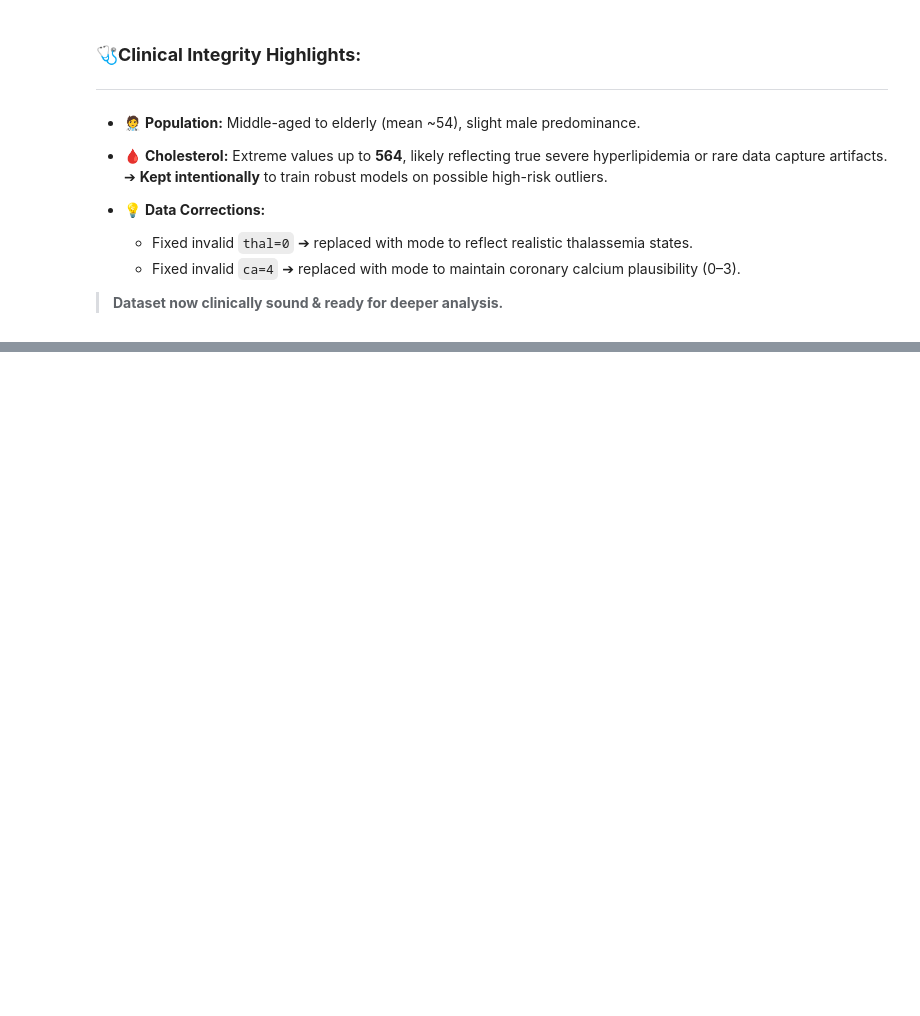
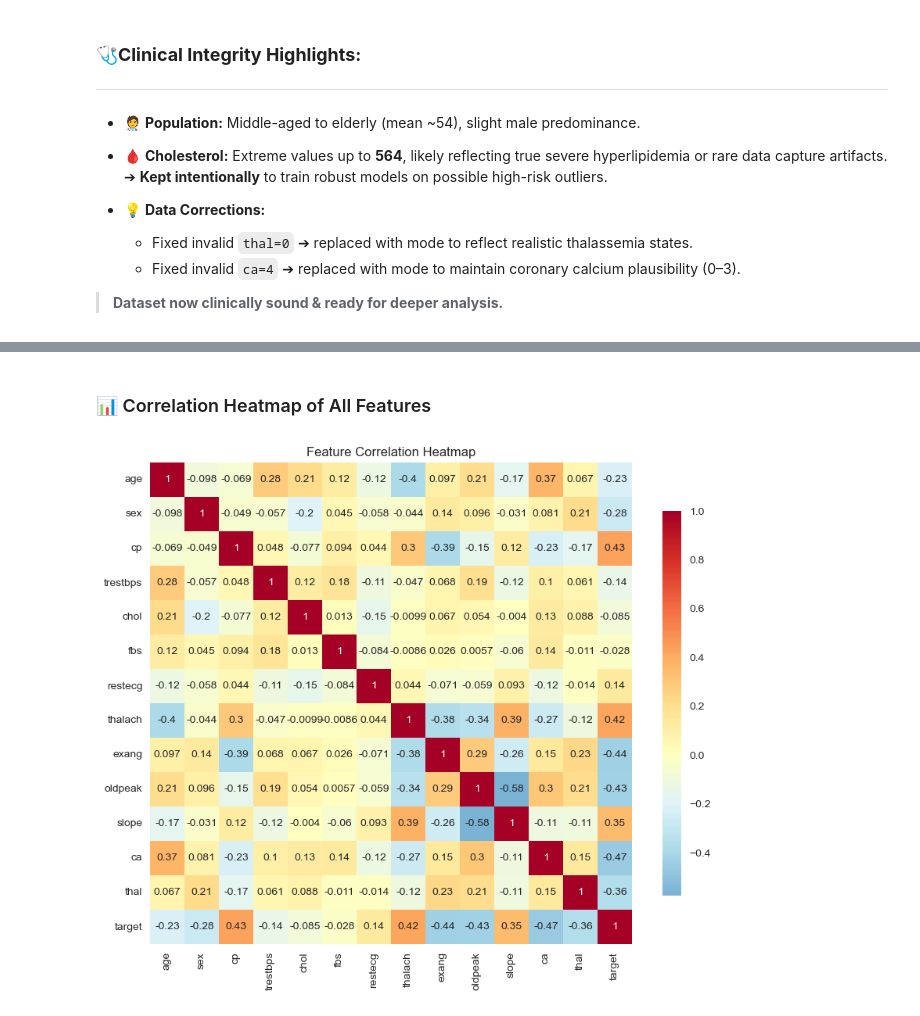
Before and after one commit to dr-ridwanoladipo/cardio-ai, a Jupyter notebook: notebooks/01_data_eda_features.ipynb, the cells around one changed output, grey strips where cells are left out. Cells and saved outputs as stored; diff of their text form; code cells hidden in the pictures; blank space fills up the shorter version.

```diff
--- a/notebooks/01_data_eda_features.ipynb
+++ b/notebooks/01_data_eda_features.ipynb
@@ -197,0 +467,14 @@ Reloaded cleaned data into 'df' for continued analysis.
+# %% [markdown]
+### 📊 Correlation Heatmap of All Features
+# %%
+plt.figure(figsize=(10,8))
+correlation_matrix = df.select_dtypes(include='number').corr()
+
+sns.heatmap(
+    correlation_matrix, annot=True, cmap='RdYlBu_r',
+    center=0, square=True, cbar_kws={'shrink': 0.8}
+)
+plt.title('Feature Correlation Heatmap')
+plt.show()
+# %% [output]
+[figure, added]
```
Also changed, not shown: parts of 24 cells of this notebook.
